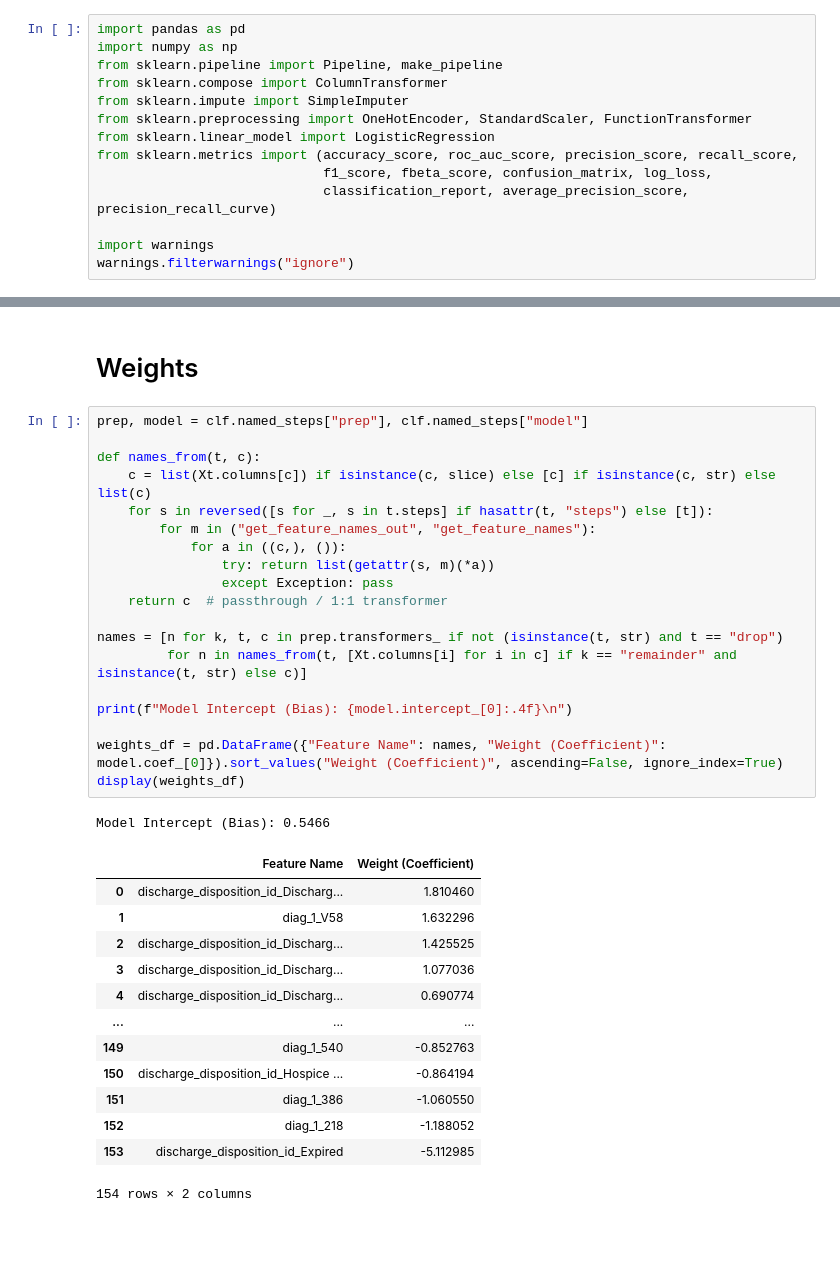
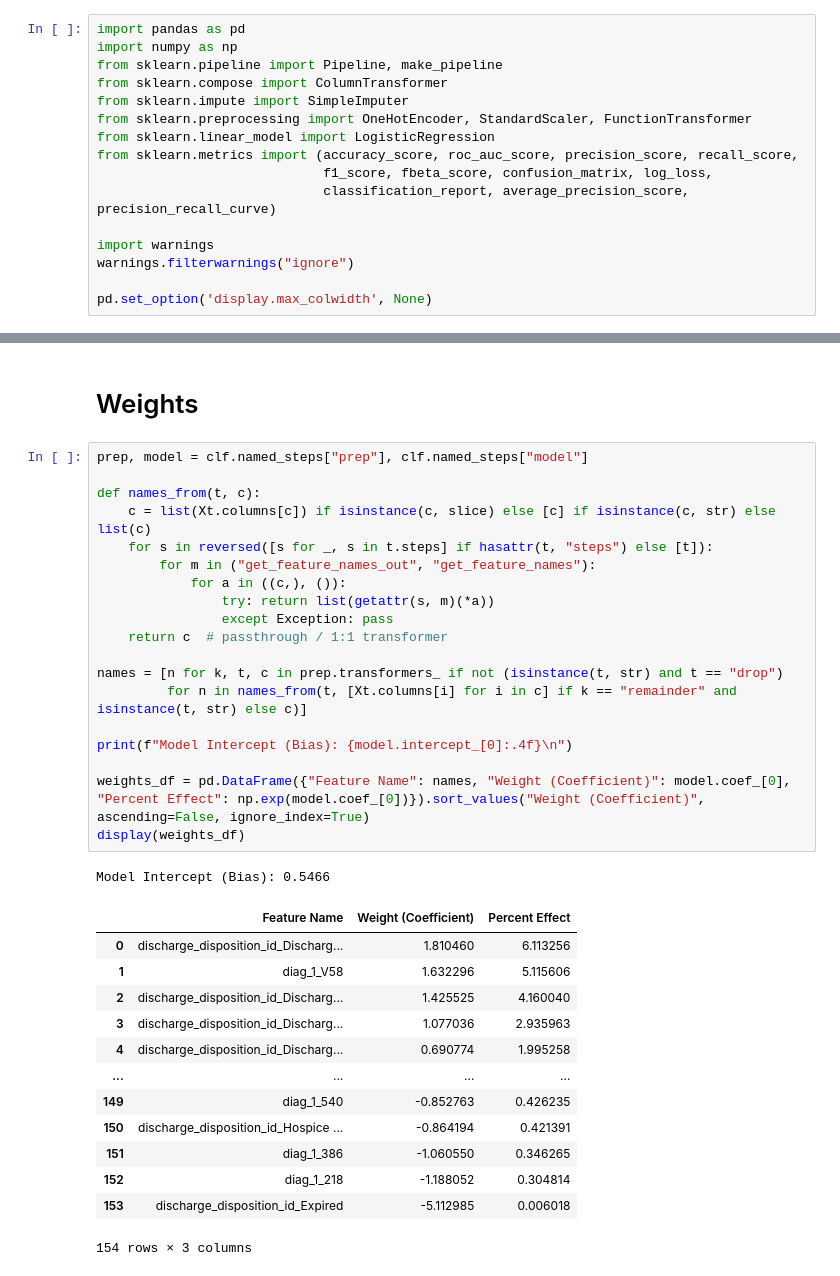
Before and after one commit to Erdos-Projects/fall-2026-hospital-readmission-for-diabetes, a Jupyter notebook: results/final/logistic_regression_light.ipynb, the cells around one changed output, grey strips where cells are left out. Cells and saved outputs as stored; diff of their text form; blank space fills up the shorter version.

Commit message:
Modeling, final models, and more tuning.
Did more modeling, cleaned up Optuna, cleaned some of the final notebooks, and added some final models. Moved some unused files to the artifacts folder.

```diff
--- a/results/final/comparison.ipynb
+++ b/results/final/logistic_regression_light.ipynb
@@ -16,6 +18,8 @@ from sklearn.metrics import (accuracy_score, roc_auc_score, precision_score, rec
 
 import warnings
 warnings.filterwarnings("ignore")
+
+pd.set_option('display.max_colwidth', None)
 # %%
 Xt = pd.read_csv("../../data/cleaned_data/train.csv")
 Xv = pd.read_csv("../../data/cleaned_data/test.csv")
@@ -136,34 +146,34 @@ Best-threshold F2: 0.42358 at threshold 0.65565.
 # %%
 prep, model = clf.named_steps["prep"], clf.named_steps["model"]
 
 def names_from(t, c):
     c = list(Xt.columns[c]) if isinstance(c, slice) else [c] if isinstance(c, str) else list(c)
     for s in reversed([s for _, s in t.steps] if hasattr(t, "steps") else [t]):
         for m in ("get_feature_names_out", "get_feature_names"):
             for a in ((c,), ()):
                 try: return list(getattr(s, m)(*a))
                 except Exception: pass
     return c  # passthrough / 1:1 transformer
 
 names = [n for k, t, c in prep.transformers_ if not (isinstance(t, str) and t == "drop")
          for n in names_from(t, [Xt.columns[i] for i in c] if k == "remainder" and isinstance(t, str) else c)]
 
 print(f"Model Intercept (Bias): {model.intercept_[0]:.4f}\n")
 
-weights_df = pd.DataFrame({"Feature Name": names, "Weight (Coefficient)": model.coef_[0]}).sort_values("Weight (Coefficient)", ascending=False, ignore_index=True)
+weights_df = pd.DataFrame({"Feature Name": names, "Weight (Coefficient)": model.coef_[0], "Percent Effect": np.exp(model.coef_[0])}).sort_values("Weight (Coefficient)", ascending=False, ignore_index=True)
 display(weights_df)
 # %% [output]
 Model Intercept (Bias): 0.5466
-|  | Feature Name | Weight (Coefficient) |
-| 0 | discharge_disposition_id_Discharg... | 1.810460 |
-| 1 | diag_1_V58 | 1.632296 |
-| 2 | discharge_disposition_id_Discharg... | 1.425525 |
-| 3 | discharge_disposition_id_Discharg... | 1.077036 |
-| 4 | discharge_disposition_id_Discharg... | 0.690774 |
-| ... | ... | ... |
-| 149 | diag_1_540 | -0.852763 |
-| 150 | discharge_disposition_id_Hospice ... | -0.864194 |
-| 151 | diag_1_386 | -1.060550 |
-| 152 | diag_1_218 | -1.188052 |
-| 153 | discharge_disposition_id_Expired | -5.112985 |
+|  | Feature Name | Weight (Coefficient) | Percent Effect |
+| 0 | discharge_disposition_id_Discharg... | 1.810460 | 6.113256 |
+| 1 | diag_1_V58 | 1.632296 | 5.115606 |
+| 2 | discharge_disposition_id_Discharg... | 1.425525 | 4.160040 |
+| 3 | discharge_disposition_id_Discharg... | 1.077036 | 2.935963 |
+| 4 | discharge_disposition_id_Discharg... | 0.690774 | 1.995258 |
+| ... | ... | ... | ... |
+| 149 | diag_1_540 | -0.852763 | 0.426235 |
+| 150 | discharge_disposition_id_Hospice ... | -0.864194 | 0.421391 |
+| 151 | diag_1_386 | -1.060550 | 0.346265 |
+| 152 | diag_1_218 | -1.188052 | 0.304814 |
+| 153 | discharge_disposition_id_Expired | -5.112985 | 0.006018 |
-154 rows × 2 columns
+154 rows × 3 columns
```
Also changed, not shown: parts of 7 cells of this notebook, 23 other files.
